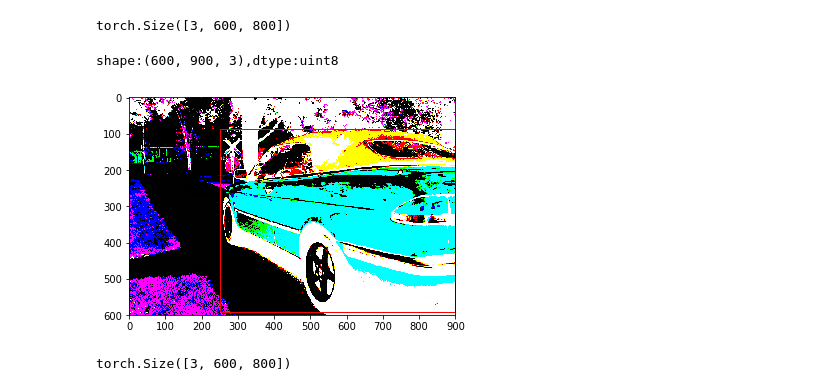
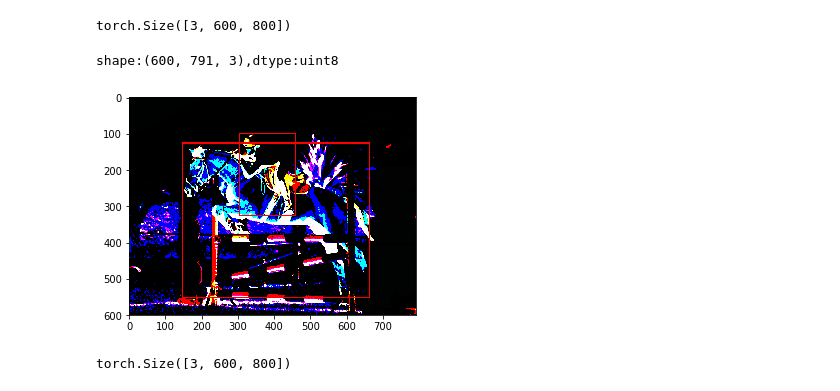
Before and after one commit to hktxt/fasterrcnn, a Jupyter notebook: train.ipynb, the cells around one changed output. Saved outputs shown, nothing was run; the diff lists cells and outputs as text; code cells hidden in the pictures.

```diff
--- a/train.ipynb
+++ b/train.ipynb
@@ -28,10 +28,10 @@ trainset[140][0].shape # 短边为600， 长边不固定
 # %% [output]
 torch.Size([3, 600, 800])
 # %%
-img = show_one_image(trainset[1][0], trainset[1][1])
+img = show_one_image(trainset[5][0], trainset[5][1])
 # %% [output]
-shape:(600, 900, 3),dtype:uint8
+shape:(600, 791, 3),dtype:uint8
-[figure, old version]
+[figure, new version]
 # %%
 img = trainset[140][0];img.shape
 # %% [output]
```
Also changed, not shown: parts of 3 cells of this notebook, 22 other files.
